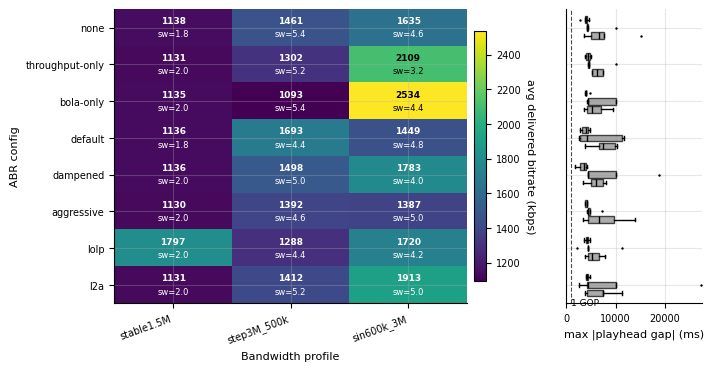
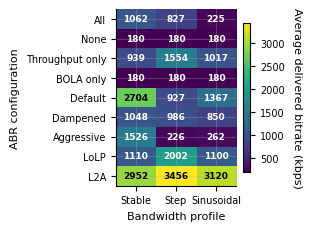
Unified diff of the notebook cell whose output changed from the first chart to the second:
--- before
+++ after
@@ -1,6 +1,20 @@
-fig = plt.figure(figsize=(TEXT_WIDTH_IN, 3.6), constrained_layout=True)
-gs = fig.add_gridspec(1, 2, width_ratios=[2.6, 1.0], wspace=0.08)
-ax_heat = fig.add_subplot(gs[0, 0])
-ax_strip = fig.add_subplot(gs[0, 1])
+PROFILE_DISPLAY = {
+    "stable1.5M":  "Stable\n1.5 Mbps",
+    "step3M_500k": "Step\n3 to 0.5 Mbps",
+    "sin600k_3M":  "Sinusoidal\n0.6 to 3 Mbps",
+}
+CONFIG_DISPLAY = {
+    "none":            "None",
+    "all":             "All",
+    "throughput-only": "Throughput only",
+    "bola-only":       "BOLA only",
+    "default":         "Default",
+    "dampened":        "Dampened",
+    "aggressive":      "Aggressive",
+    "lolp":            "LoLP",
+    "l2a":             "L2A",
+}
+
+fig, ax_heat = plt.subplots(figsize=(3.0, 2.2), constrained_layout=True)
 
 # Heat map.
@@ -9,9 +23,15 @@
                     interpolation="nearest", origin="upper")
 ax_heat.set_xticks(range(len(E6_COL_ORDER)))
-ax_heat.set_xticklabels(E6_COL_ORDER, rotation=20, ha="right")
+ax_heat.set_xticklabels(
+    [PROFILE_DISPLAY.get(p, p).split("\n")[0] for p in E6_COL_ORDER],
+    rotation=0, ha="center", fontsize=7,
+)
 ax_heat.set_yticks(range(len(E6_ROW_ORDER)))
-ax_heat.set_yticklabels(E6_ROW_ORDER, fontsize=7)
+ax_heat.set_yticklabels(
+    [CONFIG_DISPLAY.get(c, c) for c in E6_ROW_ORDER],
+    fontsize=7,
+)
 ax_heat.set_xlabel("Bandwidth profile")
-ax_heat.set_ylabel("ABR config")
+ax_heat.set_ylabel("ABR configuration")
 
 # Cell text overlays.
@@ -20,5 +40,5 @@
         bitrate = bitrate_matrix.iloc[i, j]
         if np.isnan(bitrate):
-            ax_heat.text(j, i, "—", ha="center", va="center",
+            ax_heat.text(j, i, "n/a", ha="center", va="center",
                          color="#999999", fontsize=7)
             continue
@@ -26,54 +46,7 @@
         luminance = 0.299 * rgba[0] + 0.587 * rgba[1] + 0.114 * rgba[2]
         text_color = "white" if luminance < 0.5 else "black"
-        switches = cell_n_switches(row, col)
-        ax_heat.text(j, i - 0.18, f"{bitrate:.0f}", ha="center", va="center",
+        ax_heat.text(j, i, f"{bitrate:.0f}", ha="center", va="center",
                      color=text_color, fontsize=6.5, weight="bold")
-        if not np.isnan(switches):
-            ax_heat.text(j, i + 0.18, f"sw={switches:.1f}", ha="center", va="center",
-                         color=text_color, fontsize=6)
 
 cbar = fig.colorbar(im, ax=ax_heat, shrink=0.85, pad=0.02)
-cbar.set_label("avg delivered bitrate (kbps)", rotation=270, labelpad=10)
-
-# Boxplot strip — max_playhead_gap_ms per cell, row-aligned with heat map.
-strip_data = []
-strip_positions = []
-for i, config in enumerate(E6_ROW_ORDER):
-    for j, profile in enumerate(E6_COL_ORDER):
-        cell_id = f"{config}_{profile}"
-        if agg.empty:
-            continue
-        gaps = agg[agg["cell_id"] == cell_id]["max_playhead_gap_ms"].values
-        if len(gaps) == 0:
-            continue
-        x_pos = i + (j - 1) * 0.22
-        strip_data.append(gaps)
-        strip_positions.append(x_pos)
-
-if strip_data:
-    ax_strip.boxplot(
-        strip_data, positions=strip_positions, vert=False, widths=0.18,
-        patch_artist=True,
-        boxprops={"facecolor": "#888888", "alpha": 0.7},
-        medianprops={"color": "black", "linewidth": 1.0},
-        flierprops={"marker": "+", "markersize": 2},
-    )
-    xmax_data = max((max(d) for d in strip_data if len(d)), default=100)
-else:
-    ax_strip.text(0.5, 0.5, "E5 pending\n(run + aggregate)",
-                  ha="center", va="center", transform=ax_strip.transAxes,
-                  fontsize=9, color="#666666", weight="bold",
-                  bbox=dict(boxstyle="round,pad=0.5", facecolor="#F8F8F8",
-                            edgecolor="#999999", linewidth=0.6))
-    xmax_data = 100
-
-ax_strip.axvline(GOP_DURATION_MS, color="black", linestyle="--",
-                 linewidth=0.8, alpha=0.7)
-ax_strip.text(GOP_DURATION_MS * 1.05, len(E6_ROW_ORDER) - 0.5,
-              "1 GOP", fontsize=6.5, va="center")
-ax_strip.set_xlabel("max |playhead gap| (ms)")
-ax_strip.set_xlim(0, max(1300, xmax_data + 100))
-ax_strip.set_ylim(len(E6_ROW_ORDER) - 0.5, -0.5)
-ax_strip.set_yticks(range(len(E6_ROW_ORDER)))
-ax_strip.set_yticklabels([])
-ax_strip.tick_params(axis="y", length=0)
+cbar.set_label("Average delivered bitrate (kbps)", rotation=270, labelpad=12)

Commit: feat(paper): add E5/E6/E7 goodput & throughput figures and experiments